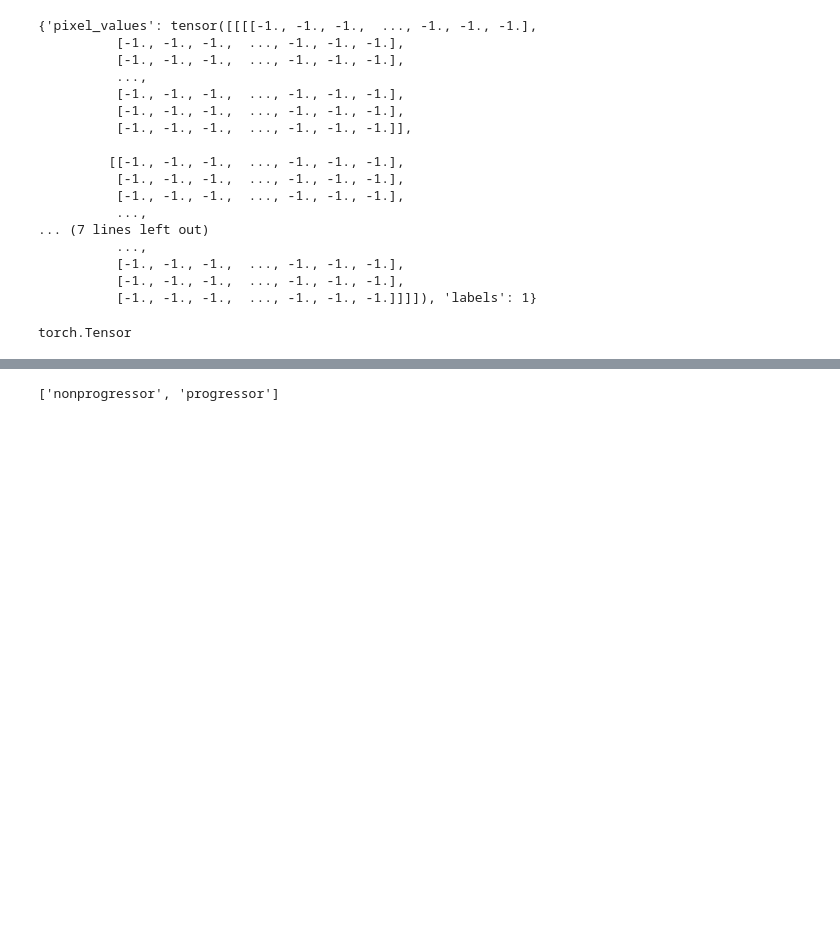
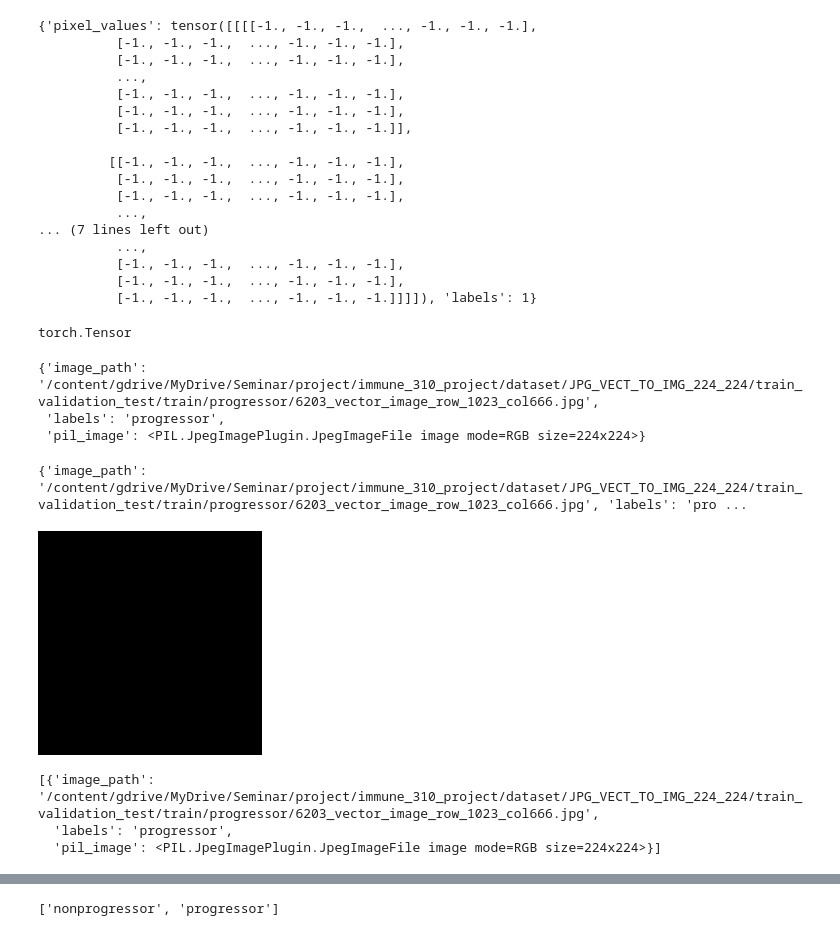
Before and after one commit to ort-eila/csiseminar, a Jupyter notebook: project/step4_load_dataset_vit_model.ipynb, the cells around one changed output, grey strips where cells are left out. Cells and saved outputs as stored; diff of their text form; code cells hidden in the pictures; blank space fills up the shorter version.

Commit message:
make sure that the PIL image is being used instead of created. Makes the training shorter

```diff
--- a/project/step4_load_dataset_vit_model.ipynb
+++ b/project/step4_load_dataset_vit_model.ipynb
@@ -17,7 +19,7 @@ os.getcwd()
 # %%
 if "eilaarich-landkof-stanford" in os.getcwd():
-    rgb_images_path = os.path.join(os.getcwd(),"immune_310_project/dataset/JPG_RGB_224_224/train_validation_test")
+    rgb_images_path = os.path.join(os.getcwd(),"immune_310_project/dataset/JPG_VECT_TO_IMG_224_224/train_validation_test")
 else:
     from google.colab import drive
     drive.mount("/content/gdrive")
-    rgb_images_path = "/content/gdrive/MyDrive/Seminar/project/immune_310_project/dataset/JPG_RGB_224_224/train_validation_test"
+    rgb_images_path = "/content/gdrive/MyDrive/Seminar/project/immune_310_project/dataset/JPG_VECT_TO_IMG_224_224/train_validation_test"
@@ -215,8 +200,17 @@ def augmentation_fn(image):
 
   augmented_image = transform(image)
   return augmented_image
+# %%
+ds['train'][0]
+# %% [output]
+{'image_path': '/content/gdrive/MyDrive/Seminar/project/immune_310_project/dataset/JPG_VECT_TO_IMG_224_224/train_validation_test/train/progressor/6203_vector_image_row_1023_col666.jpg',
+ 'labels': 'progressor',
+ 'pil_image': <PIL.JpegImagePlugin.JpegImageFile image mode=RGB size=224x224>}
 # %%
 print(ds['train'][0])
-aug_example = augmentation_fn(ds['train'][0])
+aug_example = augmentation_fn(ds['train'][0]['pil_image'])
 aug_example
+# %% [output]
+{'image_path': '/content/gdrive/MyDrive/Seminar/project/immune_310_project/dataset/JPG_VECT_TO_IMG_224_224/train_validation_test/train/progressor/6203_vector_image_row_1023_col666.jpg', 'labels': 'pro ...
+[figure, added]
 # %%
@@ -232,0 +227,7 @@ augmented_image1.show()
+# %%
+samples =[ds['train'][0]]
+samples
+# %% [output]
+[{'image_path': '/content/gdrive/MyDrive/Seminar/project/immune_310_project/dataset/JPG_VECT_TO_IMG_224_224/train_validation_test/train/progressor/6203_vector_image_row_1023_col666.jpg',
+  'labels': 'progressor',
+  'pil_image': <PIL.JpegImagePlugin.JpegImageFile image mode=RGB size=224x224>}]
```
Also changed, not shown: parts of 25 cells of this notebook.
